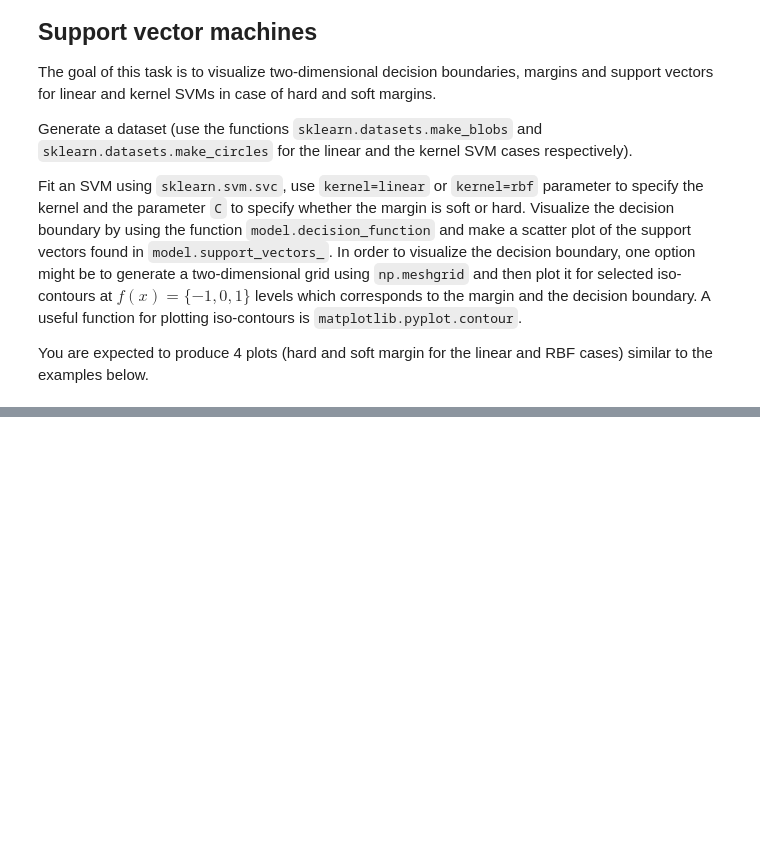
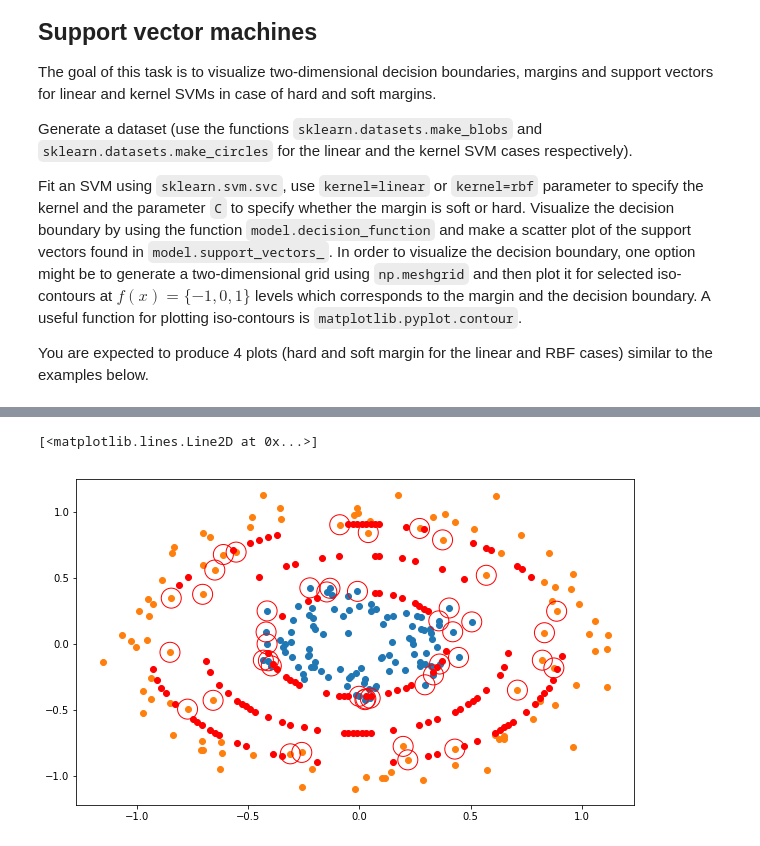
Before and after one commit to Hazarapet/aca_ml_nn, a Jupyter notebook: pa_5_part_2_support_vector_machines.ipynb, the cells around one changed output, grey strips where cells are left out. Cells and saved outputs as stored; diff of their text form; code cells hidden in the pictures; blank space fills up the shorter version.

```diff
--- a/pa_5_part_2_support_vector_machines.ipynb
+++ b/pa_5_part_2_support_vector_machines.ipynb
@@ -36,0 +61,44 @@ plot_svc_decision_function();
+# %%
+X_c, y_c = make_circles(n_samples=200, noise=0.1, factor=0.3)
+y_c[y_c == 0] = -1
+
+lin = np.linspace(-10, 10, num=1000)
+grid = np.array(np.meshgrid(lin, lin)).transpose((2, 1, 0))
+# %%
+model = SVC(kernel='rbf', C=1)
+model.fit(X_c, y_c)
+
+s_vec_c = model.support_vectors_
+
+plt.figure(figsize=(10, 6))
+plt.scatter(X_c[y_c == 1][:, 0], X_c[y_c == 1][:, 1])
+plt.scatter(X_c[y_c == -1][:, 0], X_c[y_c == -1][:, 1])
+plt.scatter(s_vec_c[:, 0], s_vec_c[:, 1], facecolors='none', edgecolors='r', s=400)
+
+points_neg_c = []
+points_pos_c = []
+points_d_b_c = []
+for gr in grid:
+    pred = model.decision_function(gr)
+    ind_neg = np.abs(pred - 1) < 1e-2
+    ind_pos = np.abs(pred + 1) < 1e-2
+    ind_d_b = np.abs(pred) < 1e-2
+
+    if len(gr[ind_neg]):
+        points_neg_c.append(gr[ind_neg][0])
+    if len(gr[ind_pos]):
+        points_pos_c.append(gr[ind_pos][0])
+    if len(gr[ind_d_b]):
+        points_d_b_c.append(gr[ind_d_b][0])
+
+
+points_neg_c = np.array(points_neg_c)
+points_pos_c = np.array(points_pos_c)
+points_d_b_c = np.array(points_d_b_c)
+
+plt.plot(points_neg_c[:, 0], points_neg_c[:, 1], 'or')
+plt.plot(points_pos_c[:, 0], points_pos_c[:, 1], 'or')
+plt.plot(points_d_b_c[:, 0], points_d_b_c[:, 1], 'or')
+# %% [output]
+[<matplotlib.lines.Line2D at 0x...>]
+[figure, added]
```
Also changed, not shown: parts of 8 cells of this notebook.
